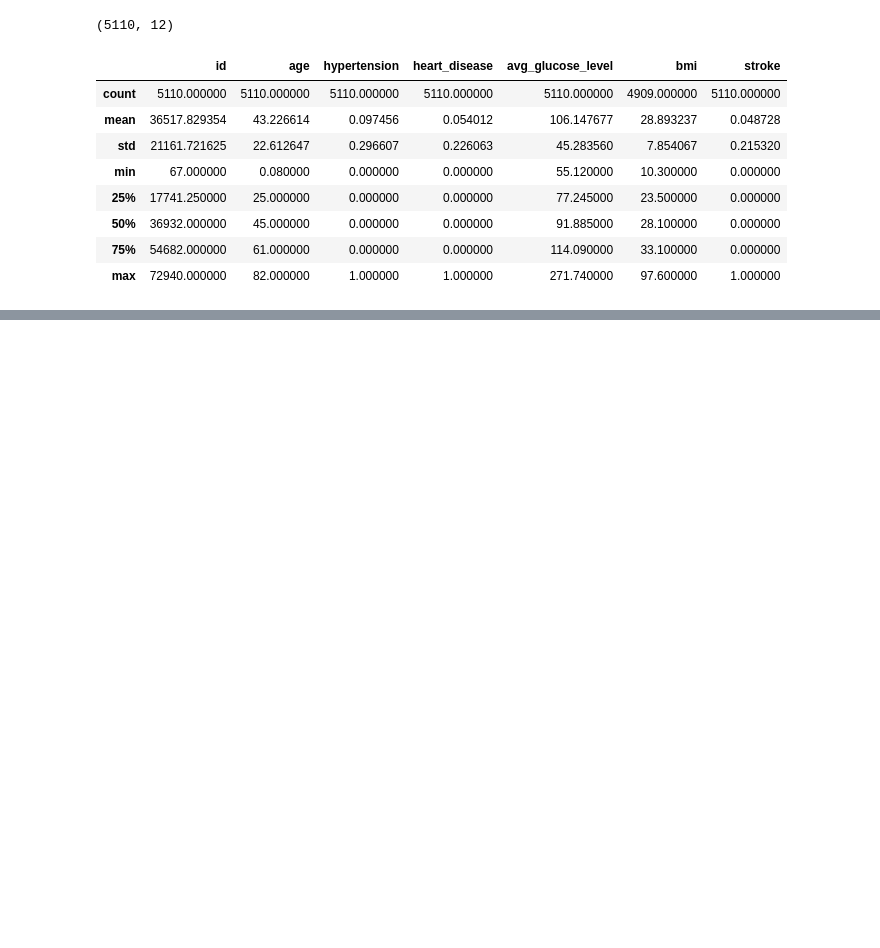
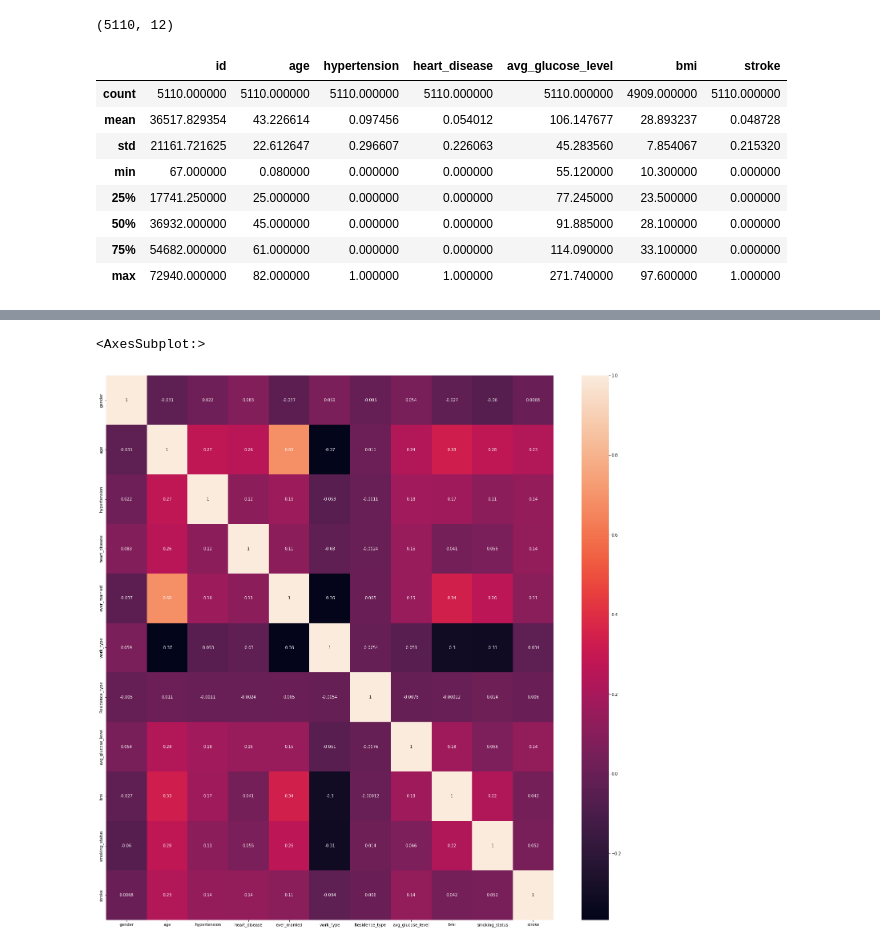
Before and after one commit to Rishy20/ML_Assignment2_IT19155944_IT19170244_IT19140544_IT19168500, a Jupyter notebook: ML Assignment 2.ipynb, the cells around one changed output, grey strips where cells are left out. Drawn from its saved outputs; the diff is of its cells as text; code cells hidden in the pictures; blank space fills up the shorter version.

```diff
--- a/ML Assignment 2.ipynb
+++ b/ML Assignment 2.ipynb
@@ -103,0 +142,6 @@ for x in lable_data.columns:
+# %%
+plt.figure(figsize=(25,25))
+sns.heatmap(df.corr(),annot=True)
+# %% [output]
+<AxesSubplot:>
+[figure, added]
```
Also changed, not shown: parts of 12 cells of this notebook.
